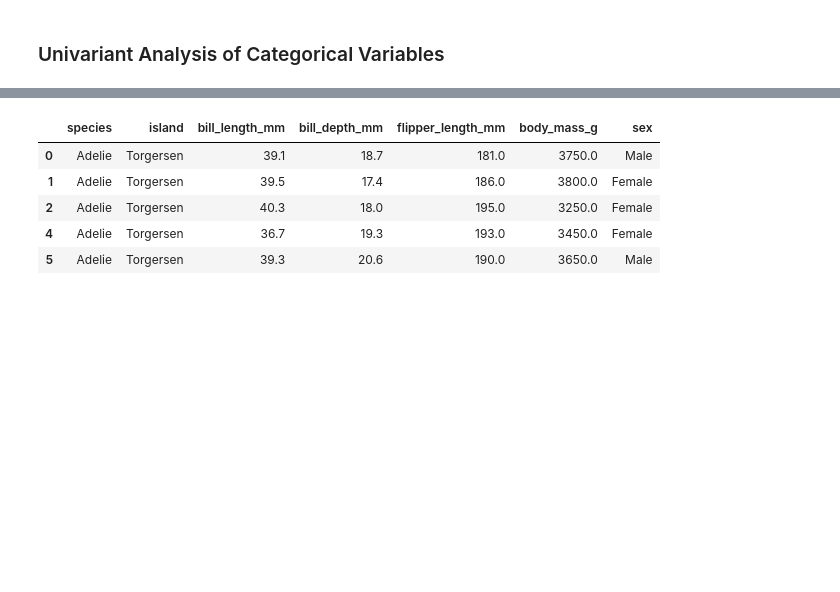
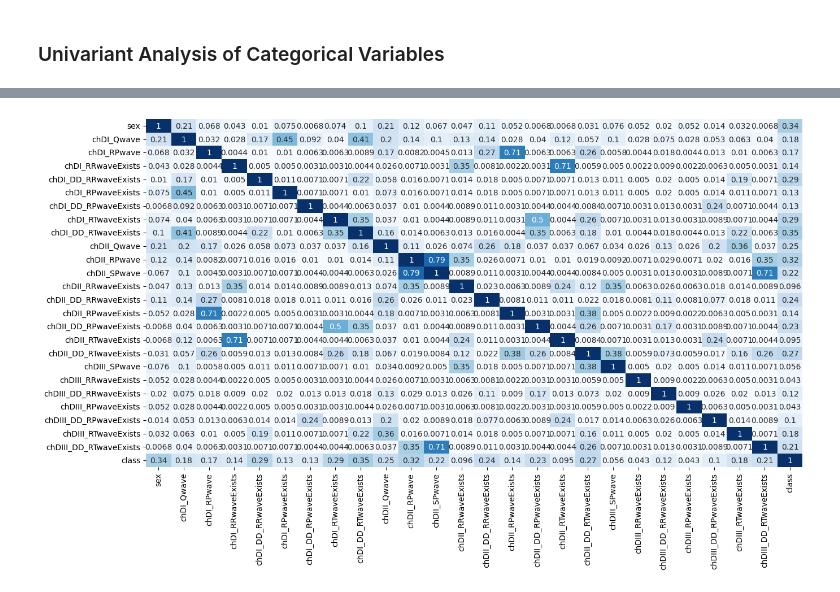
Before and after one commit to omarcastano/MLutilities, a Jupyter notebook: notebooks/arrhythim.ipynb, the cells around one changed output, grey strips where cells are left out. Cells and saved outputs as stored; diff of their text form; code cells hidden in the pictures; blank space fills up the shorter version.

```diff
--- a/notebooks/arrhythim.ipynb
+++ b/notebooks/arrhythim.ipynb
@@ -149,6 +156,0 @@ from mlutilities.eda import kolmogorov_test
-# %%
-data = load_dataset(data_set="penguins",load_as="dataframe", n=-1)
-print(data["DESC"])
-display(data['image'])
-
-df = data["data"]
@@ -185,9 +156,0 @@ do not follow a normal distribution
-# %%
-df.head()
-# %% [output]
-|  | species | island | bill_length_mm | bill_depth_mm | flipper_length_mm | body_mass_g | sex |
-| 0 | Adelie | Torgersen | 39.1 | 18.7 | 181.0 | 3750.0 | Male |
-| 1 | Adelie | Torgersen | 39.5 | 17.4 | 186.0 | 3800.0 | Female |
-| 2 | Adelie | Torgersen | 40.3 | 18.0 | 195.0 | 3250.0 | Female |
-| 4 | Adelie | Torgersen | 36.7 | 19.3 | 193.0 | 3450.0 | Female |
-| 5 | Adelie | Torgersen | 39.3 | 20.6 | 190.0 | 3650.0 | Male |
@@ -193,0 +159,5 @@ df.head()
+# %%
+# correlation between categorical variables
+cramersv_heatmap(data[cat_variables[:25] + ['class']])
+# %% [output]
+[figure, added]
```
Also changed, not shown: parts of 12 cells of this notebook, 2 other files.
